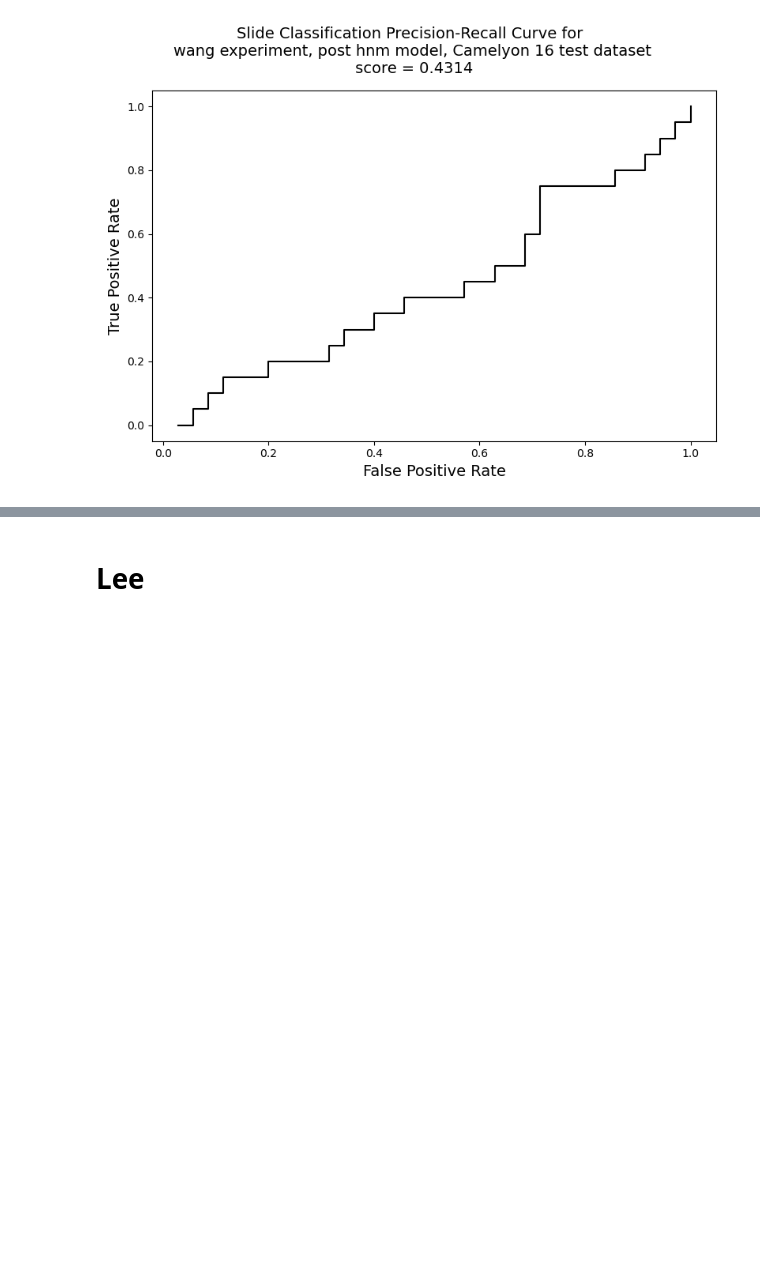
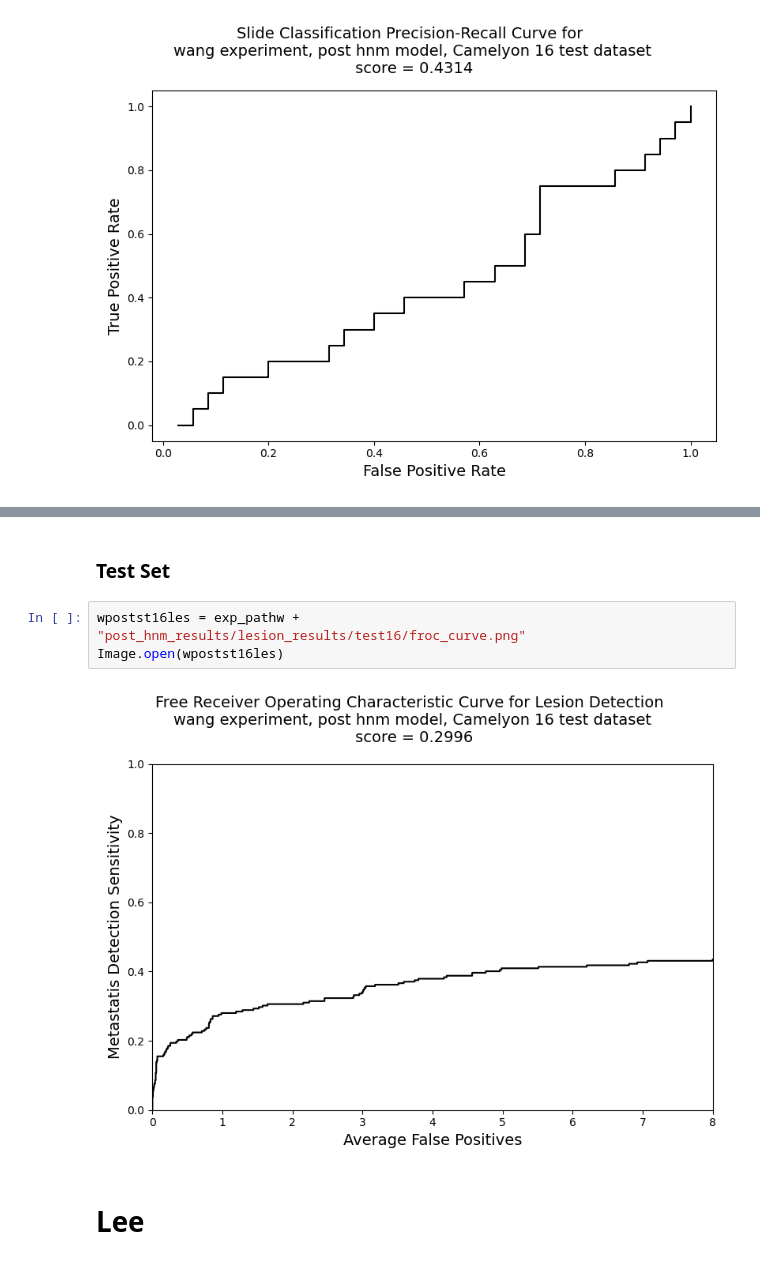
Before and after one commit to StAndrewsMedTech/repathcamelyon, a Jupyter notebook: notebooks/2021_04_19_CF_results.ipynb, the cells around one changed output, grey strips where cells are left out. Cells and saved outputs as stored; diff of their text form; blank space fills up the shorter version.

```diff
--- a/notebooks/2021_04_19_CF_results.ipynb
+++ b/notebooks/2021_04_19_CF_results.ipynb
@@ -147,3 +156,10 @@ Image.open(wtestsl16_cur)
+# %% [markdown]
+### Test Set
+# %%
+wpostst16les = exp_pathw + "post_hnm_results/lesion_results/test16/froc_curve.png"
+Image.open(wpostst16les)
+# %% [output]
+[figure, added]
 # %% [markdown]
 # Lee
 # %% [markdown]
```
Also changed, not shown: parts of 15 cells of this notebook, 13 other files.
